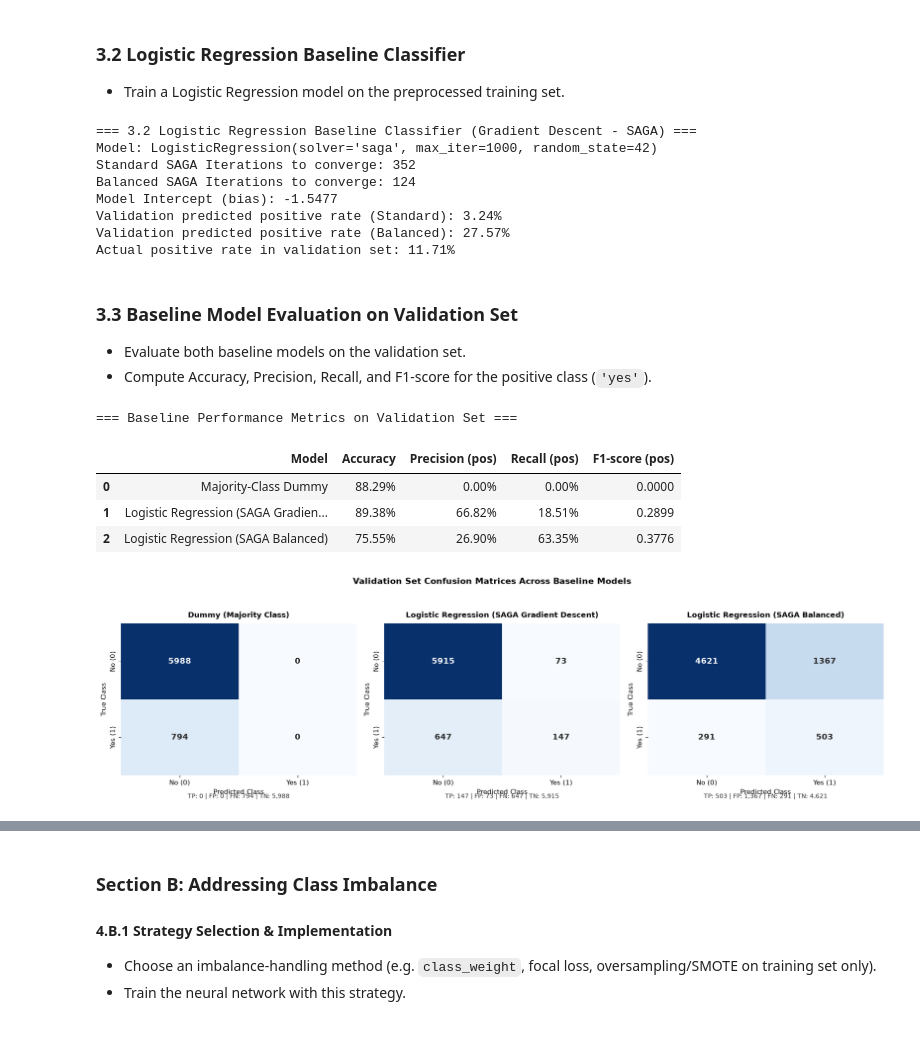
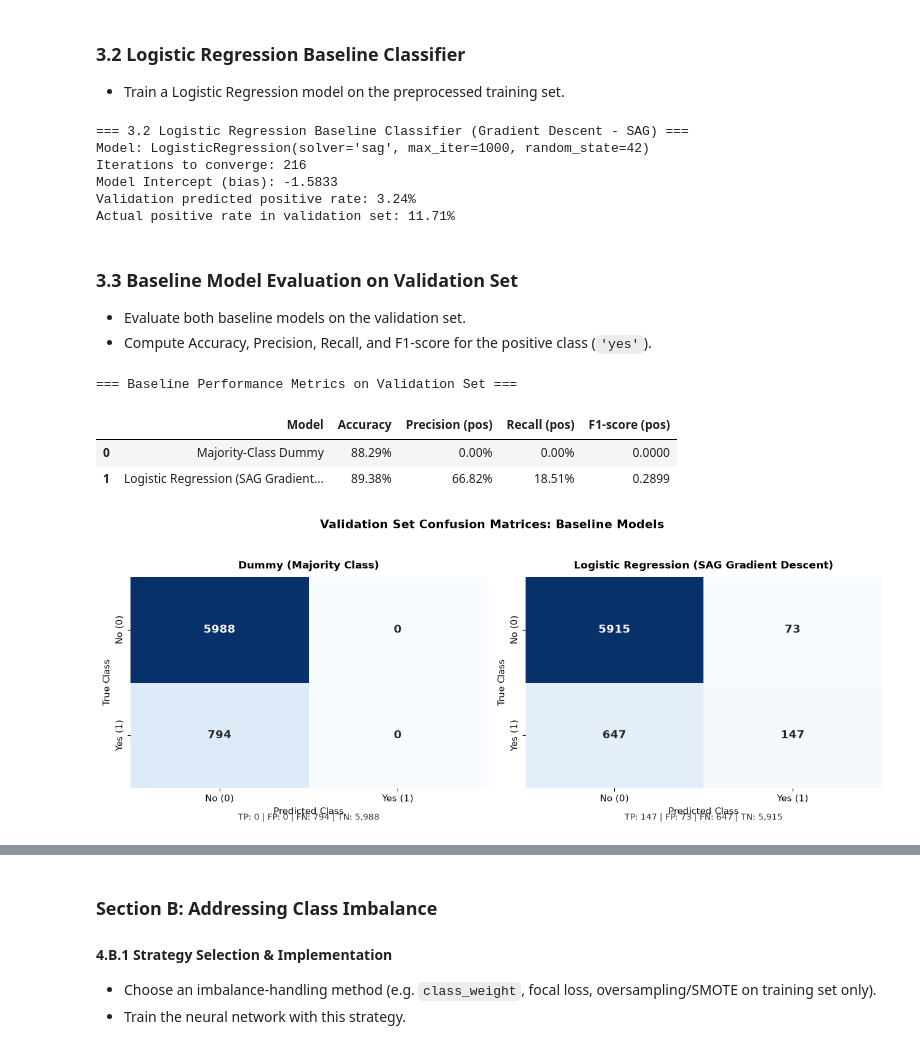
Before and after one commit to Biyou07/Y4, a Jupyter notebook: S7/DL/LABS/7/Lab7.ipynb, the cells around one changed output, grey strips where cells are left out. Drawn from its saved outputs; the diff is of its cells as text; code cells hidden in the pictures.

```diff
--- a/S7/DL/LABS/7/Lab7.ipynb
+++ b/S7/DL/LABS/7/Lab7.ipynb
@@ -827,15 +835,15 @@ Actual positive rate in validation set: 11.71%
 ### 3.2 Logistic Regression Baseline Classifier
 - Train a Logistic Regression model on the preprocessed training set.
 # %%
-# 3.2 Logistic Regression Baseline Classifier (Gradient Descent via SAGA Solver)
+# 3.2 Logistic Regression Baseline Classifier (Gradient Descent via SAG Solver)
 from sklearn.linear_model import LogisticRegression
 
-# 1. Standard Logistic Regression using Stochastic Average Gradient Descent (SAGA solver)
-# SAGA is a first-order stochastic gradient descent algorithm that maintains memory of past gradients
+# Basic Logistic Regression trained via Stochastic Average Gradient (SAG solver)
+# SAG is a first-order stochastic gradient descent algorithm that optimizes log-loss iteratively
 lr_clf = LogisticRegression(
     max_iter=1000,
     random_state=RANDOM_STATE,
-    solver="saga"  # Stochastic Average Gradient Descent
+    solver="sag"  # Stochastic Average Gradient Descent
 )
 lr_clf.fit(X_train, y_train)
 
@@ -843,33 +851,18 @@ lr_clf.fit(X_train, y_train)
 y_val_pred_lr = lr_clf.predict(X_val)
 y_val_proba_lr = lr_clf.predict_proba(X_val)[:, 1]
 
-# 2. Class-Weighted Logistic Regression using Gradient Descent (SAGA solver)
-lr_balanced = LogisticRegression(
-    max_iter=1000,
-    random_state=RANDOM_STATE,
-    class_weight="balanced",
-    solver="saga"  # Stochastic Average Gradient Descent
-)
-lr_balanced.fit(X_train, y_train)
-y_val_pred_lr_bal = lr_balanced.predict(X_val)
-y_val_proba_lr_bal = lr_balanced.predict_proba(X_val)[:, 1]
-
-print("=== 3.2 Logistic Regression Baseline Classifier (Gradient Descent - SAGA) ===")
-print(f"Model: LogisticRegression(solver='saga', max_iter=1000, random_state={RANDOM_STATE})")
-print(f"Standard SAGA Iterations to converge: {lr_clf.n_iter_[0]}")
-print(f"Balanced SAGA Iterations to converge: {lr_balanced.n_iter_[0]}")
+print("=== 3.2 Logistic Regression Baseline Classifier (Gradient Descent - SAG) ===")
+print(f"Model: LogisticRegression(solver='sag', max_iter=1000, random_state={RANDOM_STATE})")
+print(f"Iterations to converge: {lr_clf.n_iter_[0]}")
 print(f"Model Intercept (bias): {lr_clf.intercept_[0]:.4f}")
-print(f"Validation predicted positive rate (Standard): {y_val_pred_lr.mean():.2%}")
-print(f"Validation predicted positive rate (Balanced): {y_val_pred_lr_bal.mean():.2%}")
+print(f"Validation predicted positive rate: {y_val_pred_lr.mean():.2%}")
 print(f"Actual positive rate in validation set: {y_val.mean():.2%}")
 # %% [output]
-=== 3.2 Logistic Regression Baseline Classifier (Gradient Descent - SAGA) ===
-Model: LogisticRegression(solver='saga', max_iter=1000, random_state=42)
-Standard SAGA Iterations to converge: 352
-Balanced SAGA Iterations to converge: 124
-Model Intercept (bias): -1.5477
-Validation predicted positive rate (Standard): 3.24%
-Validation predicted positive rate (Balanced): 27.57%
+=== 3.2 Logistic Regression Baseline Classifier (Gradient Descent - SAG) ===
+Model: LogisticRegression(solver='sag', max_iter=1000, random_state=42)
+Iterations to converge: 216
+Model Intercept (bias): -1.5833
+Validation predicted positive rate: 3.24%
 Actual positive rate in validation set: 11.71%
 # %% [markdown]
 ### 3.3 Baseline Model Evaluation on Validation Set
@@ -884,8 +877,7 @@ import seaborn as sns
 # 1. Compile Quantitative Comparative Table (Accuracy, Precision, Recall, F1 for positive class)
 baseline_models = {
     "Majority-Class Dummy": y_val_pred_dummy,
-    "Logistic Regression (SAGA Gradient Descent)": y_val_pred_lr,
-    "Logistic Regression (SAGA Balanced)": y_val_pred_lr_bal
+    "Logistic Regression (SAG Gradient Descent)": y_val_pred_lr
 }
 
 metrics_list = []
@@ -906,41 +898,39 @@ display(baseline_comparison_df.style.format({
     "Recall (pos)": "{:.2%}",
     "F1-score (pos)": "{:.4f}"
 }).background_gradient(subset=["Accuracy", "Precision (pos)", "Recall (pos)", "F1-score (pos)"], cmap="Blues"))
 
-# 2. Confusion Matrix Visualizations
-fig, axes = plt.subplots(1, 3, figsize=(18, 5))
+# 2. Confusion Matrix Visualizations (Side-by-side comparison)
+fig, axes = plt.subplots(1, 2, figsize=(13, 5))
 titles = [
     "Dummy (Majority Class)",
-    "Logistic Regression (SAGA Gradient Descent)",
-    "Logistic Regression (SAGA Balanced)"
+    "Logistic Regression (SAG Gradient Descent)"
 ]
 
 for ax, (name, y_pred), title in zip(axes, baseline_models.items(), titles):
     cm = confusion_matrix(y_val, y_pred)
     sns.heatmap(
         cm, annot=True, fmt="d", cmap="Blues", cbar=False, ax=ax,
         annot_kws={"size": 13, "weight": "bold"},
         xticklabels=["No (0)", "Yes (1)"],
         yticklabels=["No (0)", "Yes (1)"]
     )
     ax.set_title(title, fontsize=12, pad=10, weight="bold")
     ax.set_xlabel("Predicted Class", fontsize=11)
     ax.set_ylabel("True Class", fontsize=11)
 
     tn, fp, fn, tp = cm.ravel()
     ax.text(0.5, -0.15, f"TP: {tp:,} | FP: {fp:,} | FN: {fn:,} | TN: {tn:,}",
             transform=ax.transAxes, ha='center', fontsize=10, color="#333333")
 
-plt.suptitle("Validation Set Confusion Matrices Across Baseline Models", fontsize=14, weight="bold", y=1.05)
+plt.suptitle("Validation Set Confusion Matrices: Baseline Models", fontsize=14, weight="bold", y=1.03)
 plt.tight_layout()
 plt.show()
 # %% [output]
 === Baseline Performance Metrics on Validation Set ===
 |  | Model | Accuracy | Precision (pos) | Recall (pos) | F1-score (pos) |
 | 0 | Majority-Class Dummy | 88.29% | 0.00% | 0.00% | 0.0000 |
-| 1 | Logistic Regression (SAGA Gradien... | 89.38% | 66.82% | 18.51% | 0.2899 |
-| 2 | Logistic Regression (SAGA Balanced) | 75.55% | 26.90% | 63.35% | 0.3776 |
+| 1 | Logistic Regression (SAG Gradient... | 89.38% | 66.82% | 18.51% | 0.2899 |
-[figure, old version]
+[figure, new version]
 # %% [markdown]
 ### 3.4 Interpretation of Baseline Results
 
```
Also changed, not shown: parts of 34 cells of this notebook, 17 other files.
